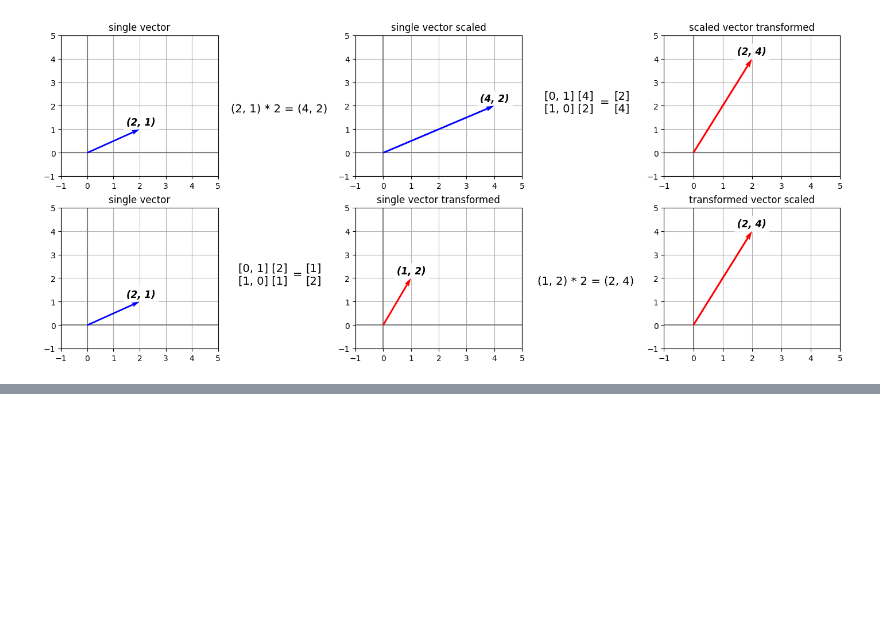
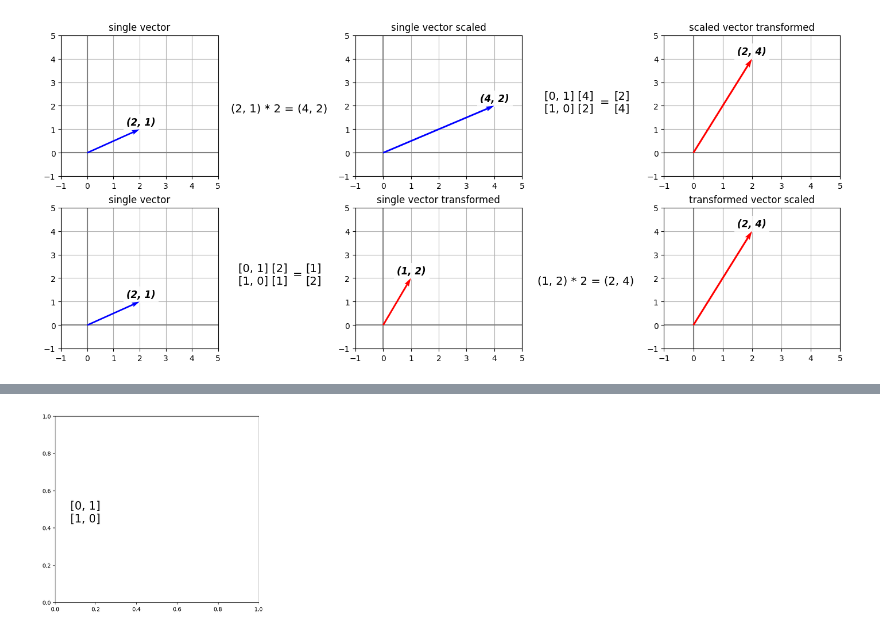
Before and after one commit to Keoni808/Visuals, a Jupyter notebook: Linear_Transformations_(Figures).ipynb, the cells around one changed output, grey strips where cells are left out. Drawn from its saved outputs; the diff is of its cells as text; code cells hidden in the pictures; blank space fills up the shorter version.

Commit message:
Started creating Figure 10 (Contents Of A Matrix Transforming A Vector)

```diff
--- a/Linear_Transformations_(Figures).ipynb
+++ b/Linear_Transformations_(Figures).ipynb
@@ -697,0 +701,26 @@ fig.savefig('PreservesScalarMultiplication.png')
+# %%
+def text_plot(ax, plot_location, texts, text_locations, num_texts):
+  ax = fig.add_subplot(plot_rows, plot_cols, plot_location)
+  for i in range(num_texts):
+    text = texts[i]
+    text_location = text_locations[i]
+    ax.annotate(text, xy=text_location, xycoords='data', textcoords='offset points',
+             xytext=(0, 10), ha='center', fontsize=20, color='black')
+  # ax.axis('off')
+# %%
+plot_rows = 1
+plot_cols = 20
+xy_lim = [-1, 5]
+
+# Create figure size before
+fig, ax = plt.subplots(plot_rows, plot_cols, figsize=(20, 5), constrained_layout=True)
+
+for i in range(plot_cols):
+  ax[i].axis('off')
+
+text_linear_transformation_matrix = f'[0, 1]\n[1, 0]'
+text_plot(ax, (1, 5),
+         [text_linear_transformation_matrix],
+          [(0.15, 0.4)], 1)
+# %% [output]
+[figure, added]
```
Also changed, not shown: parts of 1 cell of this notebook.
